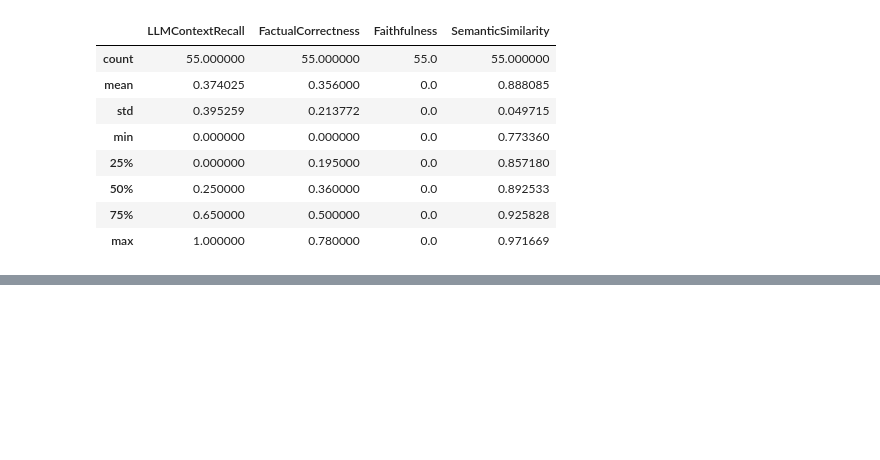
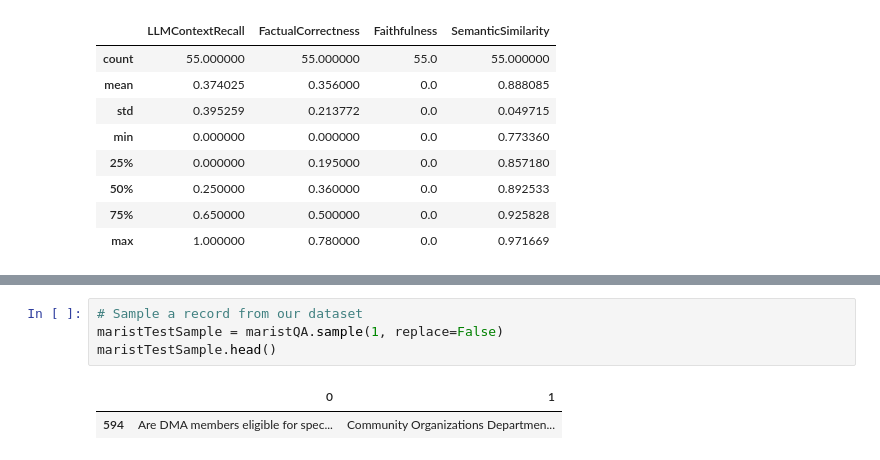
Before and after one commit to cfsarmiento/LLM_Reasoning-Research, a Jupyter notebook: Code/CRAG_Implementation-ML_Independent_Study.ipynb, the cells around one changed output, grey strips where cells are left out. Drawn from its saved outputs; the diff is of its cells as text; blank space fills up the shorter version.

```diff
--- a/Code/CRAG_Implementation-ML_Independent_Study.ipynb
+++ b/Code/CRAG_Implementation-ML_Independent_Study.ipynb
@@ -840,0 +1091,7 @@ trueContextsDF.head(100)
+# %%
+# Sample a record from our dataset
+maristTestSample = maristQA.sample(1, replace=False)
+maristTestSample.head()
+# %% [output]
+|  | 0 | 1 |
+| 594 | Are DMA members eligible for spec... | Community Organizations Departmen... |
```
Also changed, not shown: parts of 22 cells of this notebook, 2 other files.
